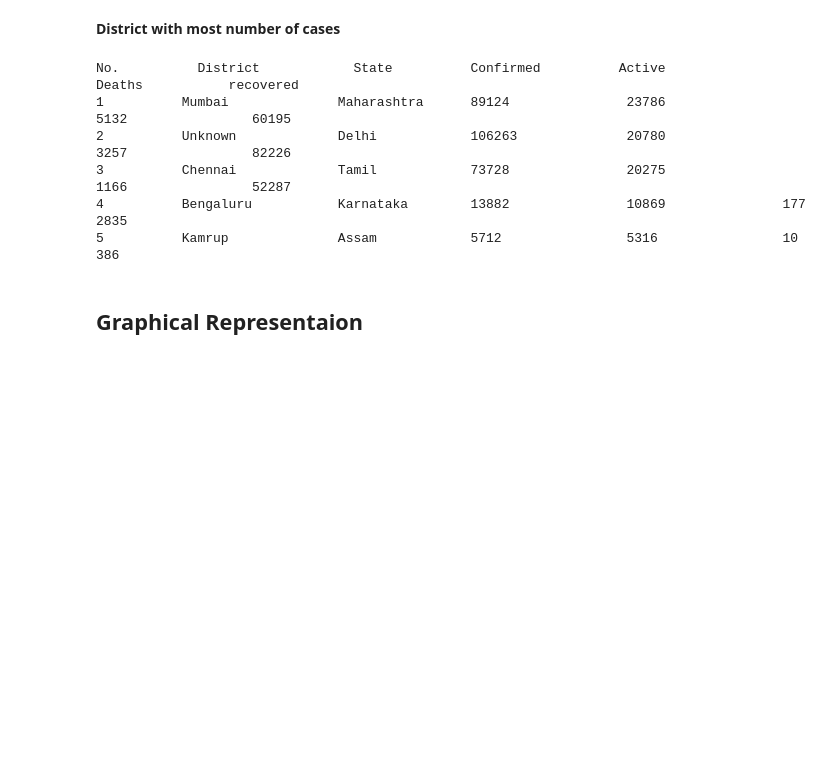
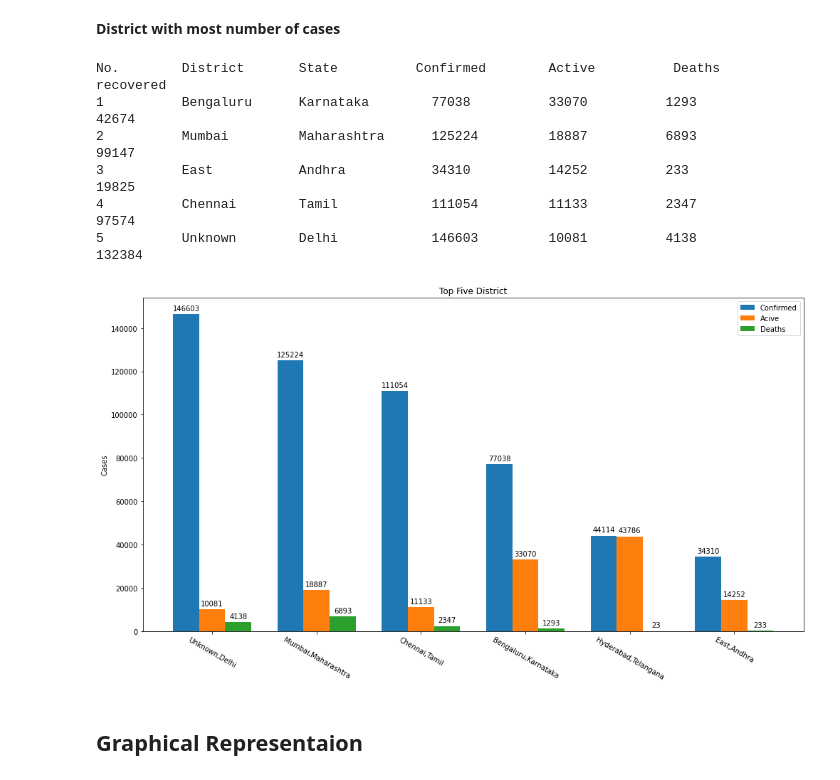
Before and after one commit to Yashdalot/Covid19DataAnalysis, a Jupyter notebook: Covid_analysis.ipynb, the cells around one changed output. Saved outputs shown, nothing was run; the diff lists cells and outputs as text; code cells hidden in the pictures; blank space fills up the shorter version.

```diff
--- a/Covid_analysis.ipynb
+++ b/Covid_analysis.ipynb
@@ -185,30 +237,67 @@ top_dist = final_data.sort_values(by=['active','confirmed'],ascending=False,igno
 # %% [markdown]
 **District with most number of cases**
 # %%
-print("{:<0}".format("No."),end="          ")
-print("{:<10}".format("District"),end="          ")
-print("{:<5}".format('State'),end="          ")
-print("{:<7}".format('Confirmed'),end="          ")
-print("{:<10}".format('Active'),end="          ")
-print("{:<7}".format('Deaths'),end="          ")
+top_dist= top_dist.sort_values(by ='confirmed' , ascending=False)
+print("{:<}".format("No."),end="        ")
+print("{:<3}".format("District"),end="       ")
+print("{:<4}".format('State'),end="          ")
+print("{:<7}".format('Confirmed'),end="        ")
+print("{:<10}".format('Active'),end="      ")
+print("{:<7}".format('Deaths'),end="     ")
 print("{:<7}".format('recovered'))
 for i in range(1,6):
     print(i ,end="          ")
-    print("{:<20}".format(top_dist['district'][i]),end="")
+    print("{:<15}".format(top_dist['district'][i]),end="")
     print("{:<17}".format(top_dist['state'][i]),end="")
-    print("{:<20}".format(top_dist['confirmed'][i]),end="")
-    print("{:<20}".format(top_dist['active'][i]),end="")
-    print("{:<20}".format(top_dist['deceased'][i]),end="")
-    print("{:<20}".format(top_dist['recovered'][i]))
+    print("{:<15}".format(top_dist['confirmed'][i]),end="")
+    print("{:<15}".format(top_dist['active'][i]),end="")
+    print("{:<15}".format(top_dist['deceased'][i]),end="")
+    print("{:<15}".format(top_dist['recovered'][i]))
 # %% [output]
-No.          District            State          Confirmed          Active              Deaths           recovered
-1          Mumbai              Maharashtra      89124               23786               5132                60195
-2          Unknown             Delhi            106263              20780               3257                82226
-3          Chennai             Tamil            73728               20275               1166                52287
-4          Bengaluru           Karnataka        13882               10869               177                 2835
-5          Kamrup              Assam            5712                5316                10                  386
+No.        District       State          Confirmed        Active          Deaths      recovered
+1          Bengaluru      Karnataka        77038          33070          1293           42674
+2          Mumbai         Maharashtra      125224         18887          6893           99147
+3          East           Andhra           34310          14252          233            19825
+4          Chennai        Tamil            111054         11133          2347           97574
+5          Unknown        Delhi            146603         10081          4138           132384
 # %%
 print("\n\n\n\n")
+# %%
+
+top_dist = top_dist[:6]
+x = np.arange(len(top_dist["district"]))  # the label locations
+width = 0.25 # the width of the bars
+
+fig, ax = plt.subplots(figsize=(14,8))
+rects1 = ax.bar(x - width, top_dist["confirmed"], width, label='Confirmed')
+rects2 = ax.bar(x , top_dist["active"], width, label='Acive')
+rects3 = ax.bar(x + width, top_dist["deceased"], width, label='Deaths')
+
+# Add some text for labels, title and custom x-axis tick labels, etc.
+ax.set_ylabel('Cases')
+ax.set_title('Top Five District')
+ax.set_xticks(x)
+labels = top_dist["district"] + "," +  top_dist["state"]
+ax.set_xticklabels(labels , rotation = -30)
+ax.legend()
+def autolabel(rects):
+    """Attach a text label above each bar in *rects*, displaying its height."""
+    for rect in rects:
+        height = rect.get_height()
+        ax.annotate('{}'.format(height),
+                    xy=(rect.get_x() + rect.get_width() / 2, height),
+                    xytext=(0, 3),  # 3 points vertical offset
+                    textcoords="offset points",
+                    ha='center', va='bottom')
+
+
+autolabel(rects1)
+autolabel(rects2)
+autolabel(rects3)
+
+fig.tight_layout()
+# %% [output]
+[figure, added]
 # %% [markdown]
 ## Graphical Representaion
 # %%
```
Also changed, not shown: parts of 12 cells of this notebook.
